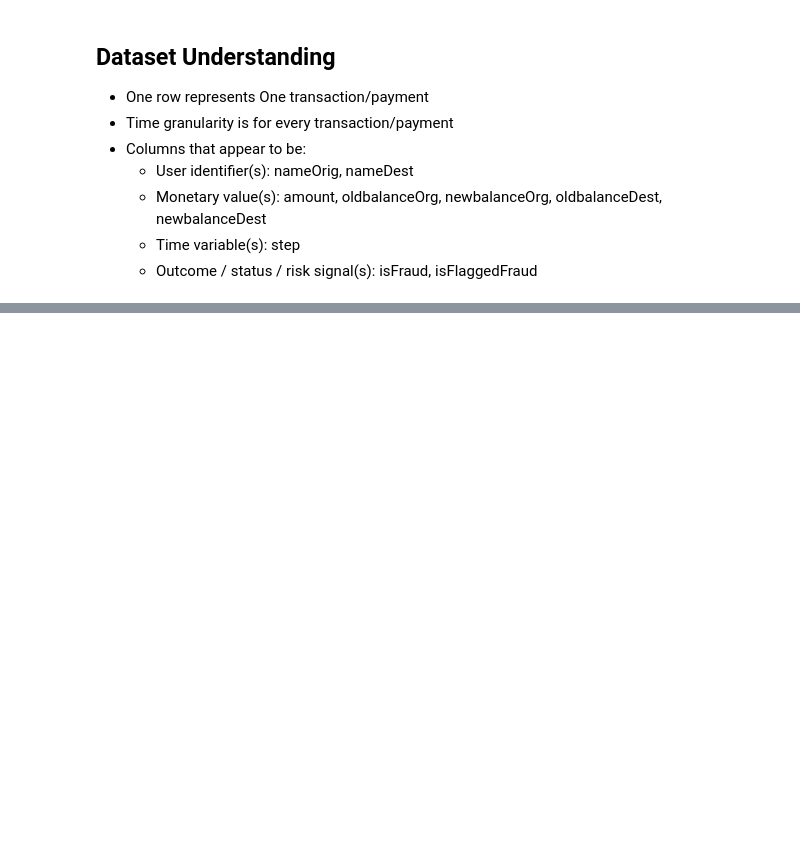
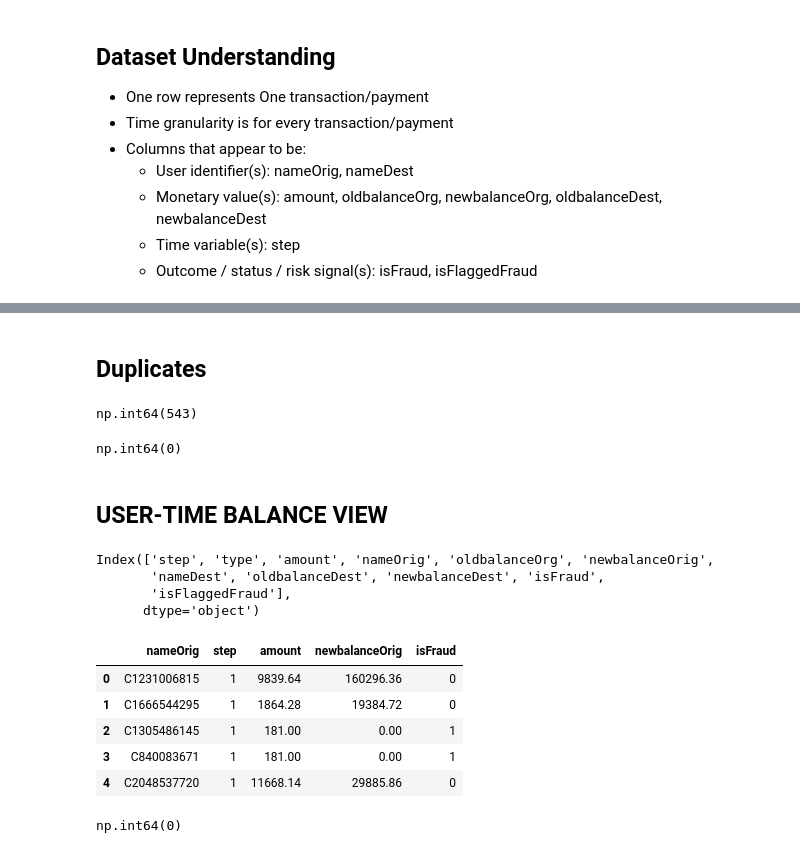
Before and after one commit to saidattaputta/Fintech-System-Level-Risk-Monitoring-Forecasting-Framework, a Jupyter notebook: fintech-project.ipynb, the cells around one changed output, grey strips where cells are left out. Saved outputs shown, nothing was run; the diff lists cells and outputs as text; code cells hidden in the pictures; blank space fills up the shorter version.

```diff
--- a/fintech-project.ipynb
+++ b/fintech-project.ipynb
@@ -59,0 +239,36 @@ df.head(30)
+# %% [markdown]
+## Duplicates
+# %%
+clean_df.duplicated().sum()
+# %% [output]
+np.int64(543)
+# %%
+clean_df = clean_df.drop_duplicates()
+clean_df.duplicated().sum()
+# %% [output]
+np.int64(0)
+# %% [markdown]
+## USER-TIME BALANCE VIEW
+# %%
+df.columns
+# %% [output]
+Index(['step', 'type', 'amount', 'nameOrig', 'oldbalanceOrg', 'newbalanceOrig',
+       'nameDest', 'oldbalanceDest', 'newbalanceDest', 'isFraud',
+       'isFlaggedFraud'],
+      dtype='object')
+# %%
+required_cols_2 = ['nameOrig', 'step', 'amount', 'newbalanceOrig','isFraud']
+
+user_balance_df = df[required_cols_2].copy()
+user_balance_df.head(5)
+# %% [output]
+|  | nameOrig | step | amount | newbalanceOrig | isFraud |
+| 0 | C1231006815 | 1 | 9839.64 | 160296.36 | 0 |
+| 1 | C1666544295 | 1 | 1864.28 | 19384.72 | 0 |
+| 2 | C1305486145 | 1 | 181.00 | 0.00 | 1 |
+| 3 | C840083671 | 1 | 181.00 | 0.00 | 1 |
+| 4 | C2048537720 | 1 | 11668.14 | 29885.86 | 0 |
+# %%
+user_balance_df.duplicated().sum()
+# %% [output]
+np.int64(0)
```
Also changed, not shown: parts of 18 cells of this notebook.
